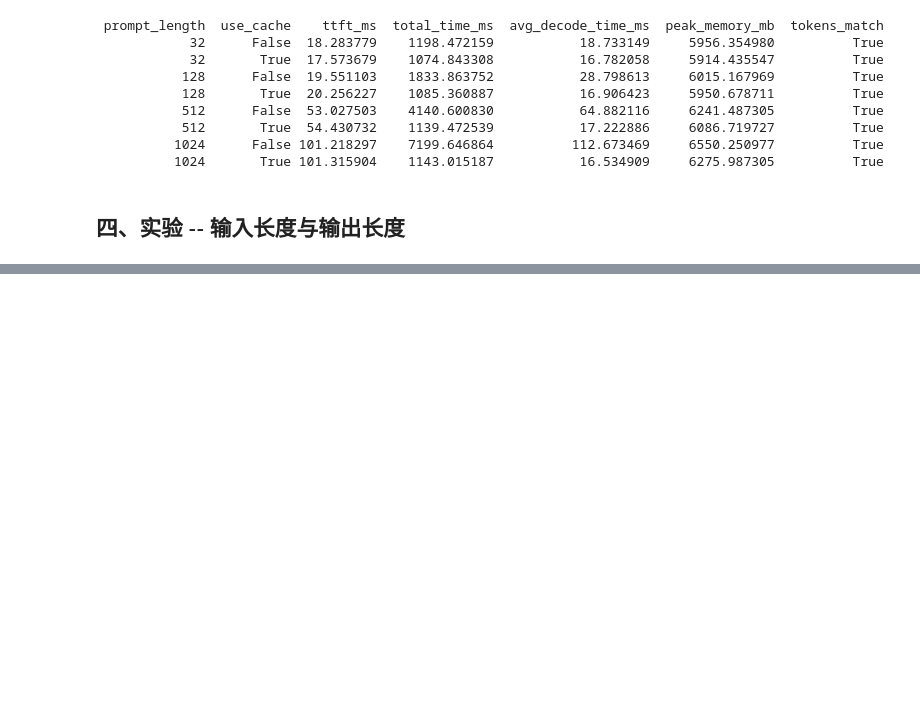
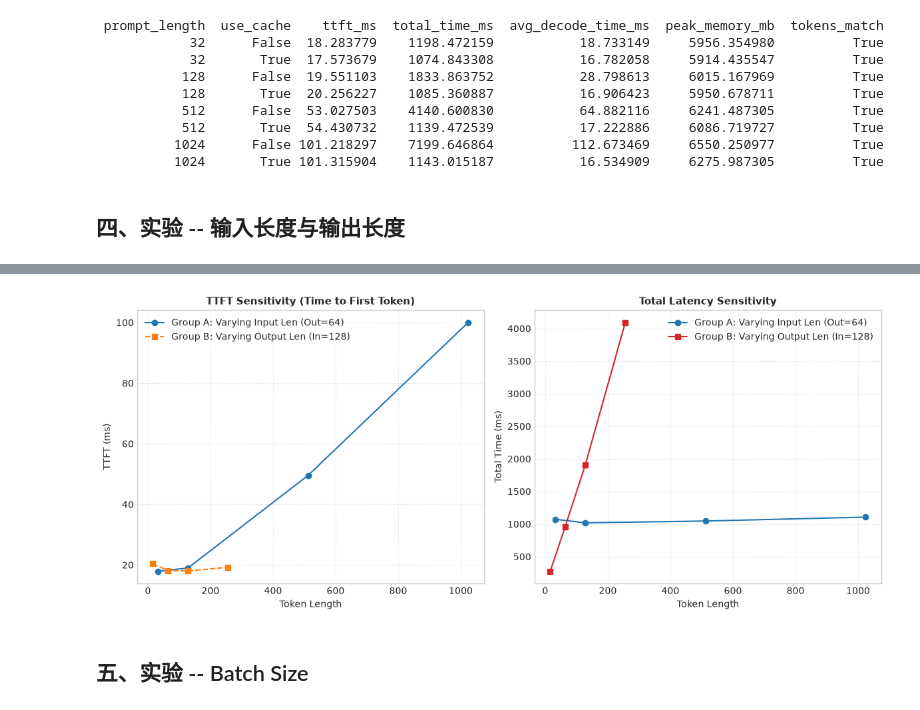
Before and after one commit to NightRhythm/ai-infra-lab, a Jupyter notebook: llm-inference-stage1/src/performance_benchmark.ipynb, the cells around one changed output, grey strips where cells are left out. Cells and saved outputs as stored; diff of their text form; code cells hidden in the pictures; blank space fills up the shorter version.

```diff
--- a/llm-inference-stage1/src/performance_benchmark.ipynb
+++ b/llm-inference-stage1/src/performance_benchmark.ipynb
@@ -450,0 +560,30 @@ print(df_results.to_string(index=False))
+# %%
+plt.figure(figsize=(12, 5))
+
+# 1. 绘制 TTFT 变化对比
+plt.subplot(1, 2, 1)
+plt.plot(df_a["input_len"], df_a["ttft_ms"], 'o-', color='#1f77b4', label="Group A: Varying Input Len (Out=64)")
+plt.plot(df_b["output_len"], df_b["ttft_ms"], 's--', color='#ff7f0e', label="Group B: Varying Output Len (In=128)")
+plt.title("TTFT Sensitivity (Time to First Token)", fontsize=11, fontweight='bold')
+plt.xlabel("Token Length", fontsize=10)
+plt.ylabel("TTFT (ms)", fontsize=10)
+plt.legend()
+plt.grid(True, linestyle=":", alpha=0.6)
+
+# 2. 绘制 Total Latency 变化对比
+plt.subplot(1, 2, 2)
+plt.plot(df_a["input_len"], df_a["total_time_ms"], 'o-', color='#1f77b4', label="Group A: Varying Input Len (Out=64)")
+plt.plot(df_b["output_len"], df_b["total_time_ms"], 's-', color='#d62728', label="Group B: Varying Output Len (In=128)")
+plt.title("Total Latency Sensitivity", fontsize=11, fontweight='bold')
+plt.xlabel("Token Length", fontsize=10)
+plt.ylabel("Total Time (ms)", fontsize=10)
+plt.legend()
+plt.grid(True, linestyle=":", alpha=0.6)
+
+plt.tight_layout()
+plt.savefig("exp2_length_sensitivity.png", dpi=300)
+plt.show()
+# %% [output]
+[figure, added]
+# %% [markdown]
+## 五、实验 -- Batch Size
```
Also changed, not shown: parts of 10 cells of this notebook, 3 other files.
